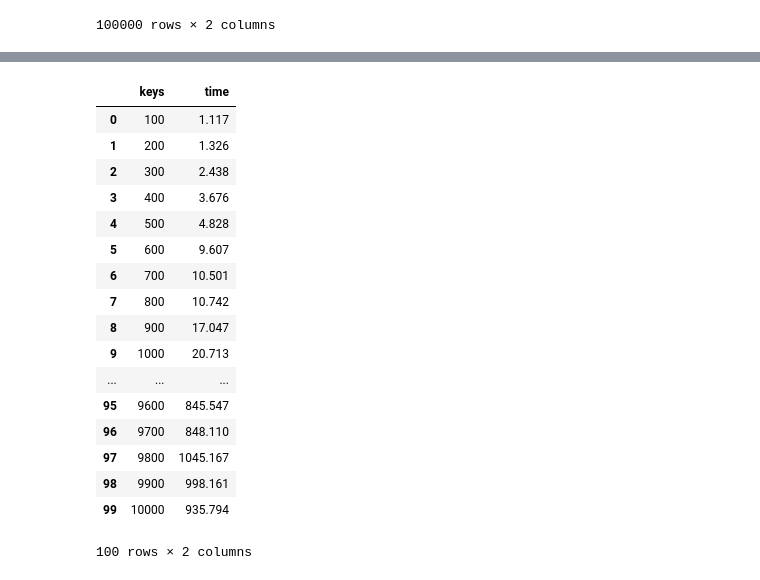
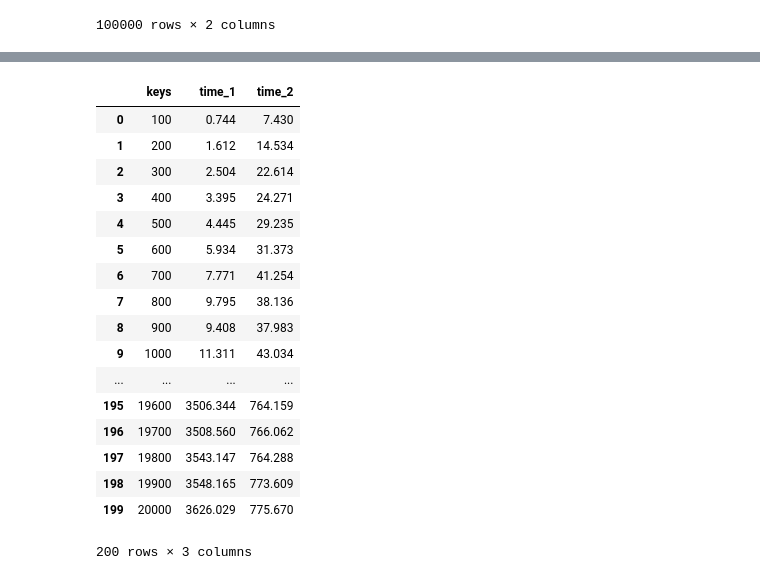
Before and after one commit to felixge/pg-slow-gin, a Jupyter notebook: pg-slow-gin.ipynb, the cells around one changed output, grey strips where cells are left out. Cells and saved outputs as stored; diff of their text form; code cells hidden in the pictures.

```diff
--- a/pg-slow-gin.ipynb
+++ b/pg-slow-gin.ipynb
@@ -85,4 +85,9 @@ pd.read_sql_query('SELECT * from example ORDER BY id ASC', con=conn)
 | 99998 | 99999 | [299995, 299996, 299997] |
 | 99999 | 100000 | [299998, 299999, 300000] |
 100000 rows × 2 columns
+# %%
+# The two queries we'll benchmark. query_1 is the main query we are interested in. query_2 produces the same result
+# and is included for comparison.
+query_1 = "EXPLAIN ANALYZE SELECT * FROM example WHERE keys && %s"
+query_2 = "EXPLAIN ANALYZE SELECT DISTINCT ON (example.id) * FROM unnest(%s) key JOIN example ON keys && ARRAY[key]"
 # %%
@@ -102,41 +120,49 @@ Execution time: 0.198 ms
 # %%
 # Run our benchmark, basically just running the query from above with an increasing amount of elements in the
 # array we're performing an overlap operation with.
 step = 100
-steps = 100
+steps = 200
 results = []
-for p in range(steps):
-    keys = [k+1 for k in range(step * (p+1))]
-    cur.execute("EXPLAIN ANALYZE SELECT * FROM example WHERE keys && %s", (keys,))
+
+def gin_query(sql, args):
+    cur.execute(sql, args)
     plan = '\n'.join([x[0] for x in cur.fetchall()])
 
-    # make sure all our queries used our index
+    # make sure all our queries used our GIN index
     if plan.find('Index Scan') < 0:
         raise Exception("unexpected query plan")
 
     time = float(re.search('Execution time: ([0-9.]+)', plan)[1])
-    result = (len(keys), time)
+    return time
+
+
+for p in range(steps):
+    keys = [k+1 for k in range(step * (p+1))]
+    time_1 = gin_query(query_1, (keys,))
+    time_2 = gin_query(query_2, (keys,))
+
+    result = (len(keys), time_1, time_2)
     results.append(result)
+
+    df = pd.DataFrame(results, columns=["keys", "time_1", "time_2"])
+df
+# %% [output]
+|  | keys | time_1 | time_2 |
+| 0 | 100 | 0.744 | 7.430 |
+| 1 | 200 | 1.612 | 14.534 |
+| 2 | 300 | 2.504 | 22.614 |
+| 3 | 400 | 3.395 | 24.271 |
+| 4 | 500 | 4.445 | 29.235 |
+| 5 | 600 | 5.934 | 31.373 |
+| 6 | 700 | 7.771 | 41.254 |
+| 7 | 800 | 9.795 | 38.136 |
+| 8 | 900 | 9.408 | 37.983 |
+| 9 | 1000 | 11.311 | 43.034 |
+| ... | ... | ... | ... |
+| 195 | 19600 | 3506.344 | 764.159 |
+| 196 | 19700 | 3508.560 | 766.062 |
+| 197 | 19800 | 3543.147 | 764.288 |
+| 198 | 19900 | 3548.165 | 773.609 |
+| 199 | 20000 | 3626.029 | 775.670 |
+200 rows × 3 columns
-# %%
-df = pd.DataFrame(results, columns=["keys", "time"])
-df
-# %% [output]
-|  | keys | time |
-| 0 | 100 | 1.117 |
-| 1 | 200 | 1.326 |
-| 2 | 300 | 2.438 |
-| 3 | 400 | 3.676 |
-| 4 | 500 | 4.828 |
-| 5 | 600 | 9.607 |
-| 6 | 700 | 10.501 |
-| 7 | 800 | 10.742 |
-| 8 | 900 | 17.047 |
-| 9 | 1000 | 20.713 |
-| ... | ... | ... |
-| 95 | 9600 | 845.547 |
-| 96 | 9700 | 848.110 |
-| 97 | 9800 | 1045.167 |
-| 98 | 9900 | 998.161 |
-| 99 | 10000 | 935.794 |
-100 rows × 2 columns
 # %%
```
Also changed, not shown: parts of 3 cells of this notebook.
